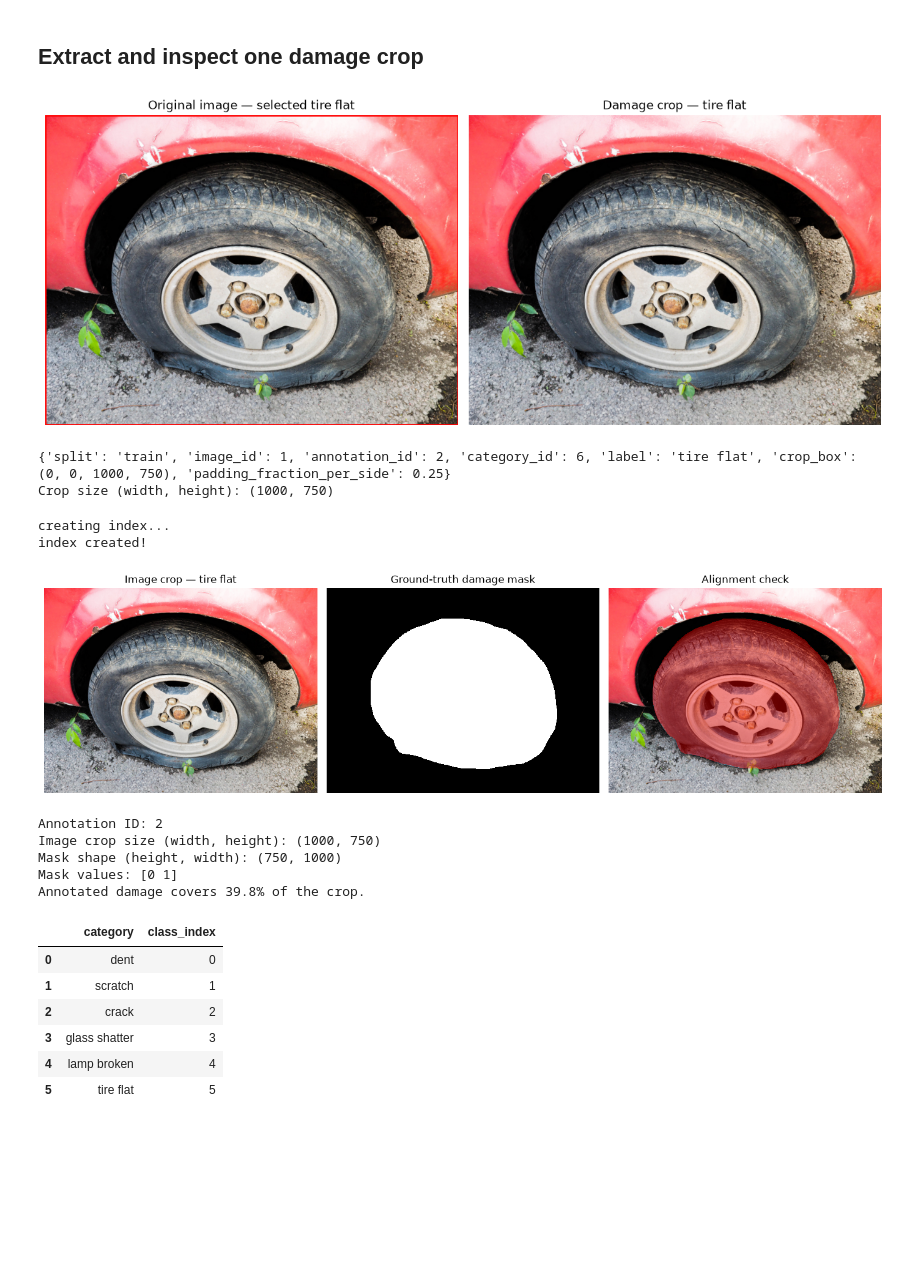
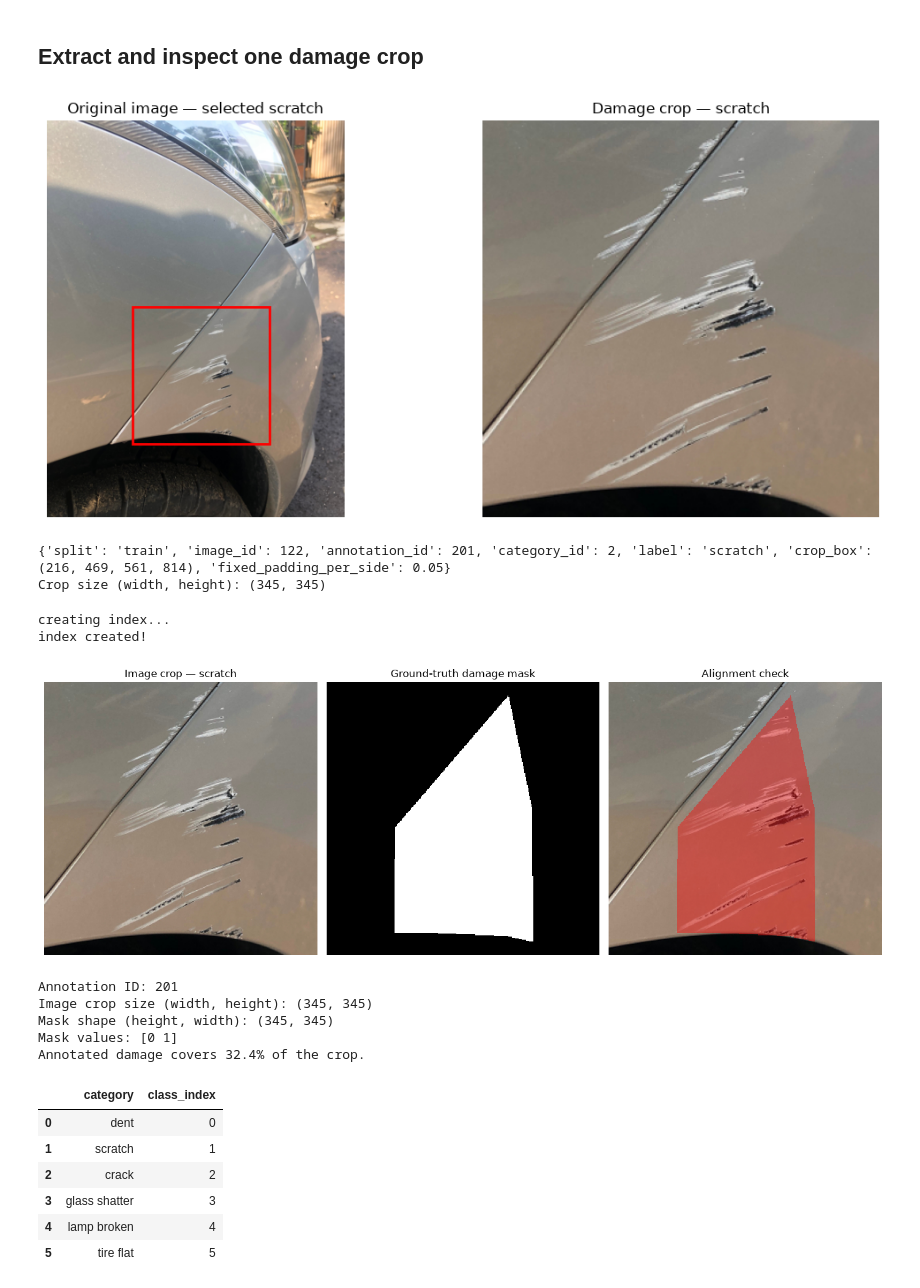
Before and after one commit to MKhant10/Grad-CAM_CarDD, a Jupyter notebook: notebooks/data_prep.ipynb, the cells around one changed output. Saved outputs shown, nothing was run; the diff lists cells and outputs as text; code cells hidden in the pictures; blank space fills up the shorter version.

Commit message:
update to square crop

```diff
--- a/notebooks/data_prep.ipynb
+++ b/notebooks/data_prep.ipynb
@@ -222,8 +245,12 @@ ann = train_data["annotations"][1]
 # %%
+train_data = annotations["train"]
+ann = train_data["annotations"][200]
+
 images_by_id = {
     image["id"] : image
     for image in train_data["images"]
 }
+
 category_names = {
     category["id"] :category["name"]
     for category in train_data["categories"]
@@ -239,14 +266,14 @@ image_path = (
 with Image.open(image_path) as img:
     original = img.convert("RGB")
 
-crop_box = padded_crop_box(
+center_crop_box, final_box = square_crop_boxes(
     ann["bbox"],
     original.width,
     original.height,
     CROP_PADDING,
 )
-left, top, right, bottom = crop_box
-damage_crop = original.crop(crop_box)
+left, top, right, bottom = final_box
+damage_crop = original.crop(final_box)
 # %%
 # Keep metadata for the matching mask and later dataset creation.
 crop_metadata = {
@@ -255,40 +282,40 @@ crop_metadata = {
     "annotation_id": ann["id"],
     "category_id": ann["category_id"],
     "label": label,
-    "crop_box": crop_box,
-    "padding_fraction_per_side": CROP_PADDING,
+    "crop_box": final_box,
+    "fixed_padding_per_side": CROP_PADDING,
 }
 
 # Display the source image and extracted crop.
 fig, axes = plt.subplots(1, 2, figsize=(12, 5))
 
 axes[0].imshow(original)
 axes[0].add_patch(
     Rectangle(
         (left, top),
         right - left,
         bottom - top,
         linewidth=2,
         edgecolor="red",
         facecolor="none",
     )
 )
 axes[0].set_title(f"Original image — selected {label}")
 axes[0].axis("off")
 
 axes[1].imshow(damage_crop)
 axes[1].set_title(f"Damage crop — {label}")
 axes[1].axis("off")
 
 plt.tight_layout()
 plt.show()
 
 print(crop_metadata)
 print("Crop size (width, height):", damage_crop.size)
 # %% [output]
-[figure, old version]
+[figure, new version]
-{'split': 'train', 'image_id': 1, 'annotation_id': 2, 'category_id': 6, 'label': 'tire flat', 'crop_box': (0, 0, 1000, 750), 'padding_fraction_per_side': 0.25}
-Crop size (width, height): (1000, 750)
+{'split': 'train', 'image_id': 122, 'annotation_id': 201, 'category_id': 2, 'label': 'scratch', 'crop_box': (216, 469, 561, 814), 'fixed_padding_per_side': 0.05}
+Crop size (width, height): (345, 345)
 # %%
 # Explicitly use training annotations.
 coco_train = COCO()
@@ -303,7 +330,7 @@ assert full_mask.shape == (original.height, original.width), (
 )
 
 # Apply exactly the same coordinates used for the image crop.
-left, top, right, bottom = crop_box
+left, top, right, bottom = final_box
 damage_mask = (
     full_mask[top:bottom, left:right] > 0
 ).astype(np.uint8)
@@ -352,12 +379,12 @@ print(f"Annotated damage covers {damage_mask.mean():.1%} of the crop.")
 # %% [output]
 creating index...
 index created!
-[figure, old version]
+[figure, new version]
-Annotation ID: 2
-Image crop size (width, height): (1000, 750)
-Mask shape (height, width): (750, 1000)
+Annotation ID: 201
+Image crop size (width, height): (345, 345)
+Mask shape (height, width): (345, 345)
 Mask values: [0 1]
-Annotated damage covers 39.8% of the crop.
+Annotated damage covers 32.4% of the crop.
 # %%
 # Define the model's class order explicitly.
 CLASS_NAMES = [
```
Also changed, not shown: parts of 6 cells of this notebook, 8 other files.
